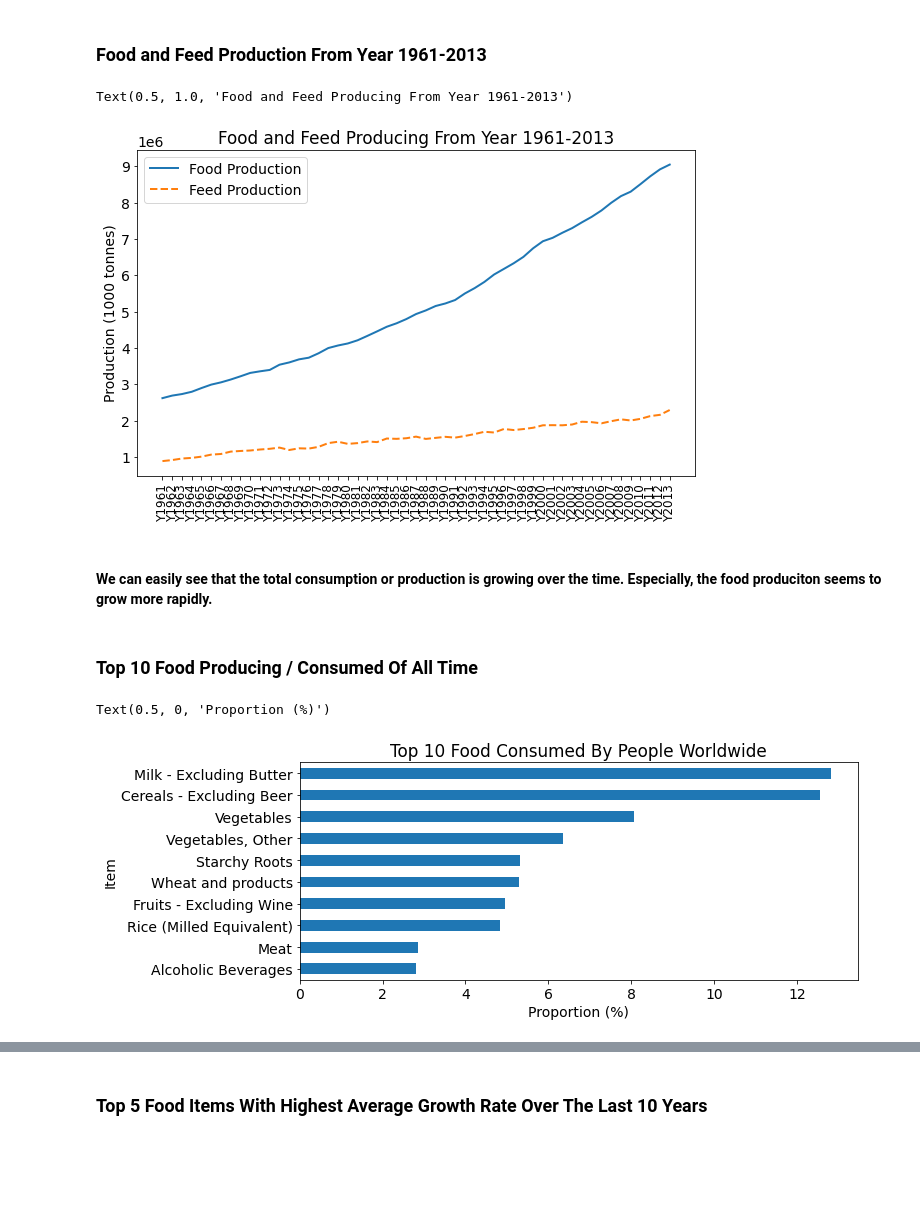
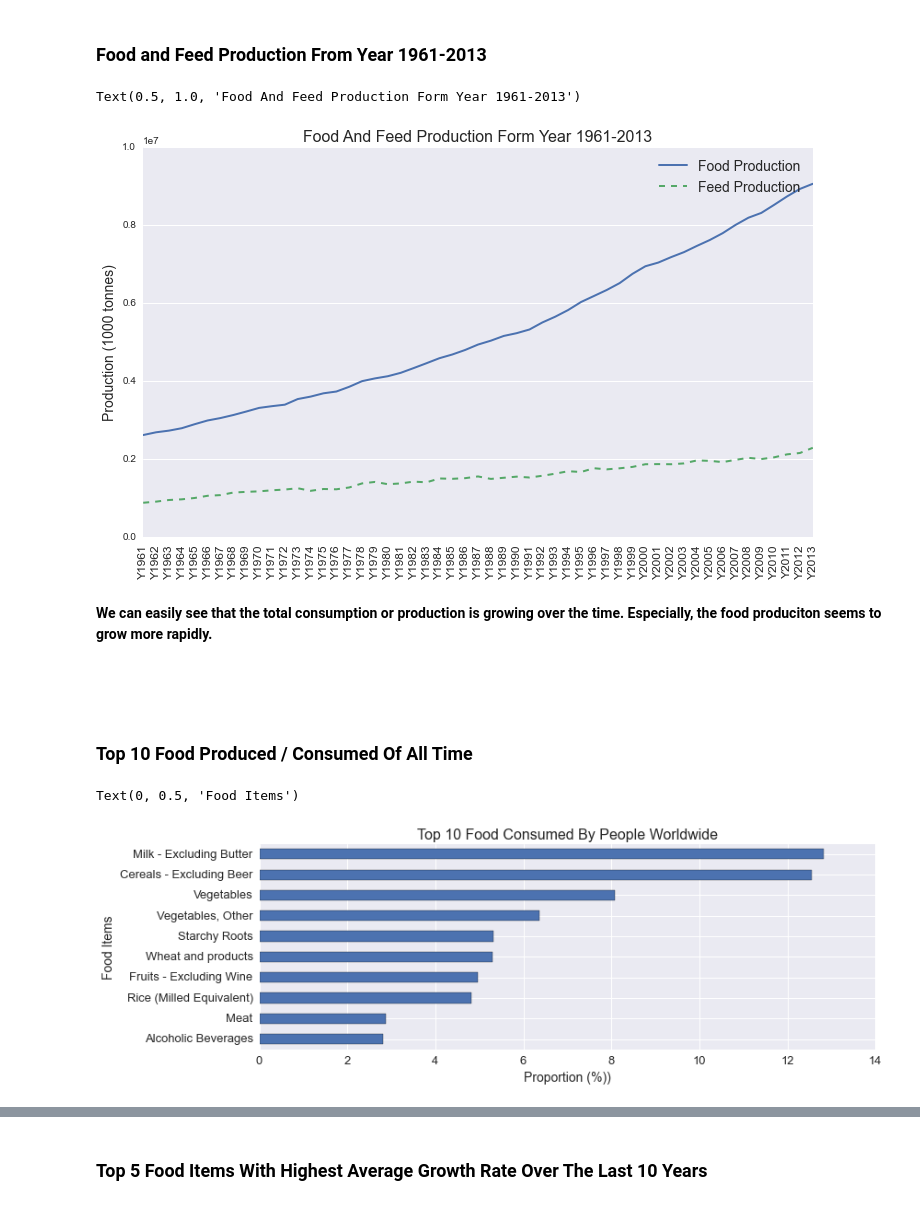
Before and after one commit to PINGGEZI/Springboard, a Jupyter notebook: storytelling/food production/Food and Feed Production.ipynb, the cells around one changed output, grey strips where cells are left out. Drawn from its saved outputs; the diff is of its cells as text; code cells hidden in the pictures; blank space fills up the shorter version.

```diff
--- a/storytelling/food production/Food and Feed Production.ipynb
+++ b/storytelling/food production/Food and Feed Production.ipynb
@@ -18,10 +18,14 @@ import numpy as np
 import matplotlib.pyplot as plt
 import seaborn as sns
 
+plt.style.use('seaborn')
 %matplotlib inline
 
-plt.rcParams['figure.figsize'] = [10,6]
+plt.rcParams['figure.figsize'] = [12,7]
+plt.rcParams['axes.titlesize'] = 16
+plt.rcParams['axes.grid.axis'] = 'y'
 plt.rcParams['font.size'] = 14
+plt.rcParams['legend.fontsize'] = 14
 # %% [markdown]
 ## Load The Data
 # %%
@@ -139,26 +159,29 @@ world_feed = df.iloc[:,9:].loc[df.Element == 'Feed'].sum(axis = 0)
 # %%
 plt.plot(world_food,label = 'Food Production',linewidth = 2)
 plt.plot(world_feed,label = 'Feed Production',linestyle='dashed',linewidth = 2)
 plt.xticks(rotation = 90,fontsize = 12)
-plt.ylabel('Production (1000 tonnes)')
+plt.ylabel('Production (1000 tonnes)',fontsize = 14)
 plt.legend()
 
-plt.title('Food and Feed Producing From Year 1961-2013')
+plt.title('Food And Feed Production Form Year 1961-2013')
 # %% [output]
-Text(0.5, 1.0, 'Food and Feed Producing From Year 1961-2013')
+Text(0.5, 1.0, 'Food And Feed Production Form Year 1961-2013')
-[figure, old version]
+[figure, new version]
 # %% [markdown]
-#### We can easily see that the total consumption or production is growing over the time. Especially, the food produciton seems to grow more rapidly.
+**We can easily see that the total consumption or production is growing over the time. Especially, the food produciton seems to grow more rapidly.**
+
+<br/>
+<br/>
 # %% [markdown]
-### Top 10 Food Producing / Consumed Of All Time
+### Top 10 Food Produced / Consumed Of All Time
 # %%
 ts_food_item = df[df.Element == 'Food'].groupby('Item').sum().iloc[:,5:]
 
 ax = (ts_food_item.sum(1)/ts_food_item.sum(1).sum(0) * 100) \
                             .sort_values()[-10:] \
-                            .plot(kind = 'barh',figsize = (10,4),title = 'Top 10 Food Consumed By People Worldwide')
-
-ax.set_xlabel('Proportion (%)')
+                            .plot(kind = 'barh',figsize = (12,4),title = 'Top 10 Food Consumed By People Worldwide',fontsize = 13)
+ax.set_xlabel('Proportion (%))',fontsize = 14)
+ax.set_ylabel('Food Items',fontsize =14)
 # %% [output]
-Text(0.5, 0, 'Proportion (%)')
+Text(0, 0.5, 'Food Items')
-[figure, old version]
+[figure, new version]
```
Also changed, not shown: parts of 45 cells of this notebook.
